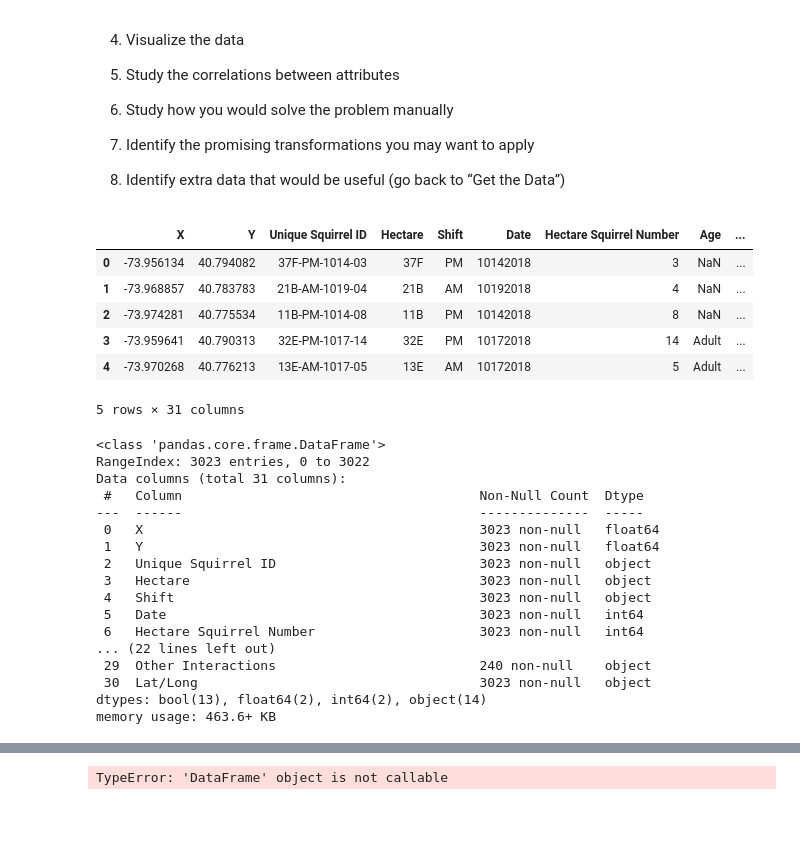
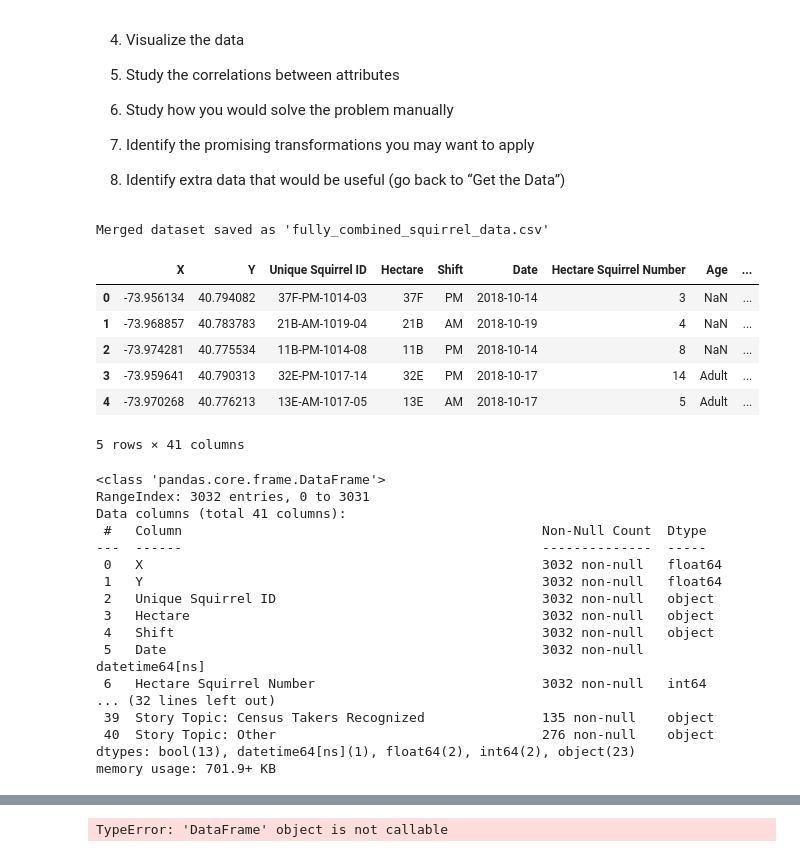
Before and after one commit to jyounes23/Nutosis, a Jupyter notebook: P2-Nutosis/Nutosis.ipynb, the cells around one changed output, grey strips where cells are left out. Cells and saved outputs as stored; diff of their text form; code cells hidden in the pictures; blank space fills up the shorter version.

```diff
--- a/P2-Nutosis/Nutosis.ipynb
+++ b/P2-Nutosis/Nutosis.ipynb
@@ -153,34 +153,54 @@ squirrel_data = pd.read_csv('2018_Central_Park_Squirrel_Census_-_Squirrel_Data_2
 stories_data = pd.read_csv('2018_Central_Park_Squirrel_Census_-_Stories_20241106.csv')
 
 diseased_squirrels = pd.read_csv('diseased_squirrels.csv', header=None, names=["Unique Squirrel ID"])
+# %%
+# Step 1: Merge squirrel_data with diseased_squirrels to add disease status to each squirrel
+# Add a 'Diseased' column to mark diseased squirrels (1 if diseased, 0 otherwise)
+squirrel_data = squirrel_data.merge(diseased_squirrels.assign(Diseased=1), on="Unique Squirrel ID", how="left")
+squirrel_data['Diseased'] = squirrel_data['Diseased'].fillna(0).astype(int)
+
+# Step 2: Convert 'Date' columns to datetime format to ensure consistency
+squirrel_data['Date'] = pd.to_datetime(squirrel_data['Date'], format='%m%d%Y', errors='coerce')
+stories_data['Date'] = pd.to_datetime(stories_data['Date'], format='%m%d%Y', errors='coerce')
+
+# Step 3: Merge squirrel_data with stories_data on 'Hectare', 'Shift', and 'Date'
+# This includes story data columns with a '_Story' suffix to avoid conflicts
+combined_data = pd.merge(squirrel_data, stories_data, on=['Hectare', 'Shift', 'Date'], how='left', suffixes=('', '_Story'))
+
+# Save the fully merged dataset to a CSV file
+combined_data.to_csv('fully_combined_squirrel_data.csv', index=False)
+
+print("Merged dataset saved as 'fully_combined_squirrel_data.csv'")
+# %% [output]
+Merged dataset saved as 'fully_combined_squirrel_data.csv'
 # %%
-squirrel_data.head()
+combined_data.head()
 # %% [output]
 |  | X | Y | Unique Squirrel ID | Hectare | Shift | Date | Hectare Squirrel Number | Age | ... |
-| 0 | -73.956134 | 40.794082 | 37F-PM-1014-03 | 37F | PM | 10142018 | 3 | NaN | ... |
-| 1 | -73.968857 | 40.783783 | 21B-AM-1019-04 | 21B | AM | 10192018 | 4 | NaN | ... |
-| 2 | -73.974281 | 40.775534 | 11B-PM-1014-08 | 11B | PM | 10142018 | 8 | NaN | ... |
-| 3 | -73.959641 | 40.790313 | 32E-PM-1017-14 | 32E | PM | 10172018 | 14 | Adult | ... |
-| 4 | -73.970268 | 40.776213 | 13E-AM-1017-05 | 13E | AM | 10172018 | 5 | Adult | ... |
+| 0 | -73.956134 | 40.794082 | 37F-PM-1014-03 | 37F | PM | 2018-10-14 | 3 | NaN | ... |
+| 1 | -73.968857 | 40.783783 | 21B-AM-1019-04 | 21B | AM | 2018-10-19 | 4 | NaN | ... |
+| 2 | -73.974281 | 40.775534 | 11B-PM-1014-08 | 11B | PM | 2018-10-14 | 8 | NaN | ... |
+| 3 | -73.959641 | 40.790313 | 32E-PM-1017-14 | 32E | PM | 2018-10-17 | 14 | Adult | ... |
+| 4 | -73.970268 | 40.776213 | 13E-AM-1017-05 | 13E | AM | 2018-10-17 | 5 | Adult | ... |
-5 rows × 31 columns
+5 rows × 41 columns
 # %%
-squirrel_data.info()
+combined_data.info()
 # %% [output]
 <class 'pandas.core.frame.DataFrame'>
-RangeIndex: 3023 entries, 0 to 3022
-Data columns (total 31 columns):
- #   Column                                      Non-Null Count  Dtype
----  ------                                      --------------  -----
- 0   X                                           3023 non-null   float64
- 1   Y                                           3023 non-null   float64
- 2   Unique Squirrel ID                          3023 non-null   object
- 3   Hectare                                     3023 non-null   object
- 4   Shift                                       3023 non-null   object
- 5   Date                                        3023 non-null   int64
- 6   Hectare Squirrel Number                     3023 non-null   int64
-... (22 lines left out)
- 29  Other Interactions                          240 non-null    object
- 30  Lat/Long                                    3023 non-null   object
-dtypes: bool(13), float64(2), int64(2), object(14)
-memory usage: 463.6+ KB
+RangeIndex: 3032 entries, 0 to 3031
+Data columns (total 41 columns):
+ #   Column                                              Non-Null Count  Dtype
+---  ------                                              --------------  -----
+ 0   X                                                   3032 non-null   float64
+ 1   Y                                                   3032 non-null   float64
+ 2   Unique Squirrel ID                                  3032 non-null   object
+ 3   Hectare                                             3032 non-null   object
+ 4   Shift                                               3032 non-null   object
+ 5   Date                                                3032 non-null   datetime64[ns]
+ 6   Hectare Squirrel Number                             3032 non-null   int64
+... (32 lines left out)
+ 39  Story Topic: Census Takers Recognized               135 non-null    object
+ 40  Story Topic: Other                                  276 non-null    object
+dtypes: bool(13), datetime64[ns](1), float64(2), int64(2), object(23)
+memory usage: 701.9+ KB
 # %%
```
Also changed, not shown: parts of 7 cells of this notebook.
